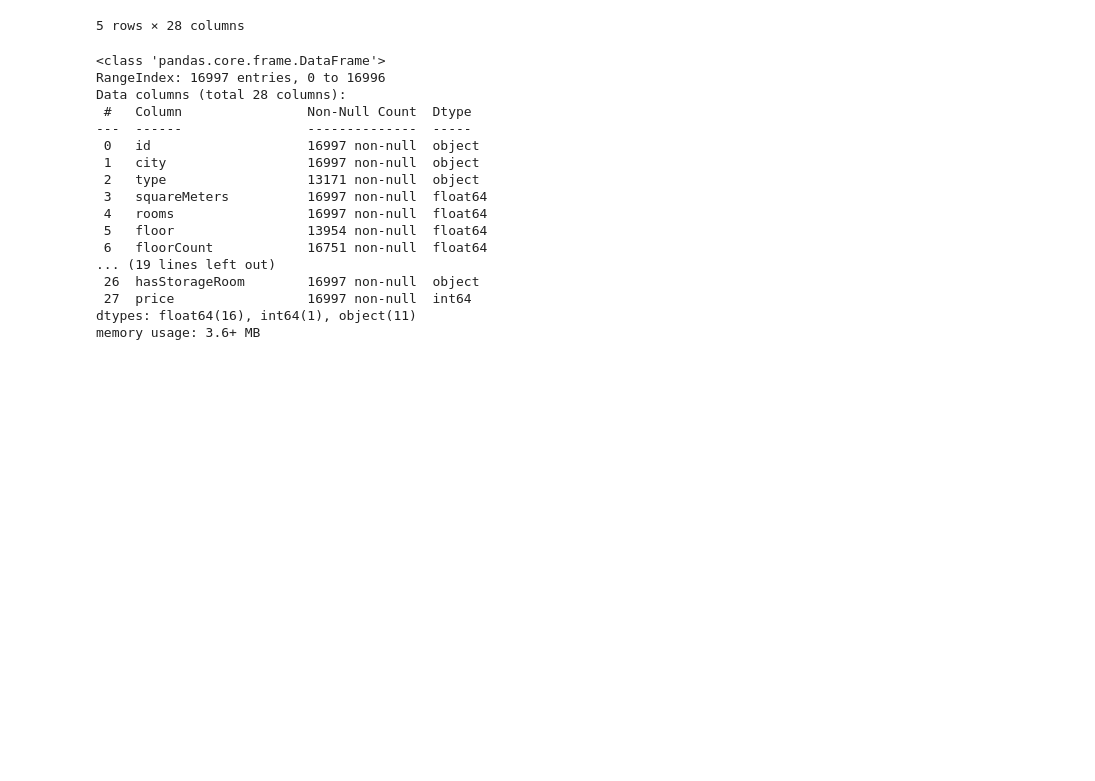
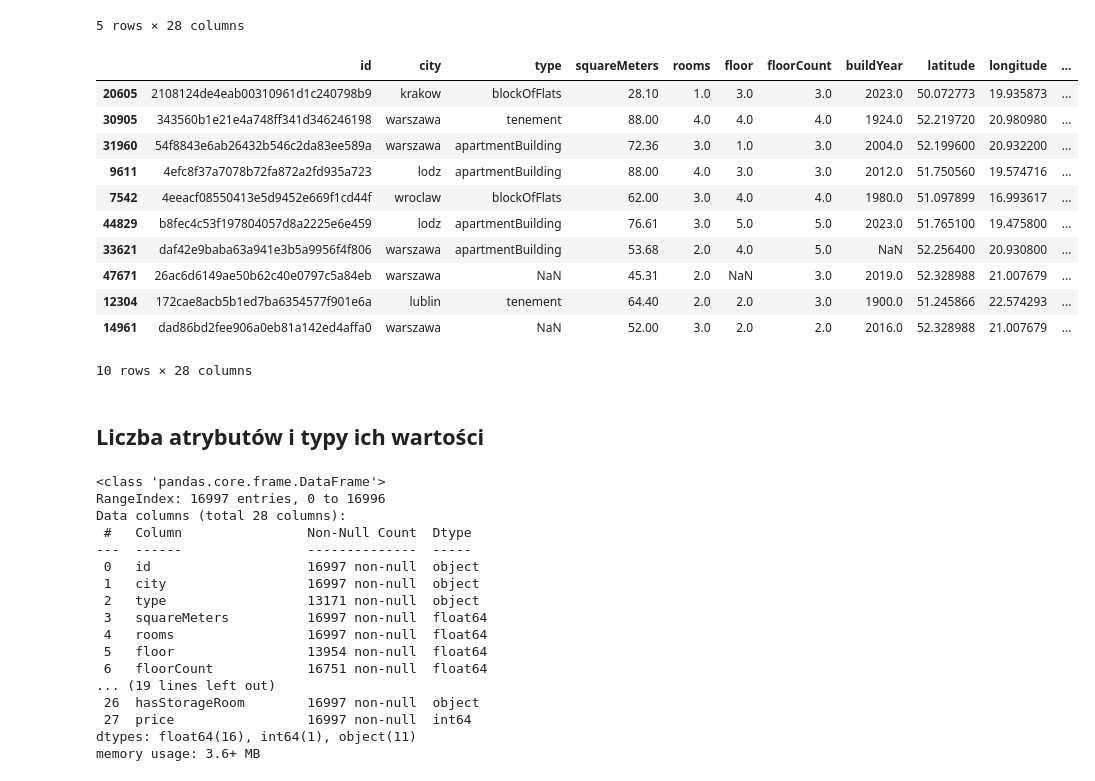
Before and after one commit to Roger1121/FlatAI, a Jupyter notebook: DataAnalysis.ipynb, the cells around one changed output. Saved outputs shown, nothing was run; the diff lists cells and outputs as text; code cells hidden in the pictures; blank space fills up the shorter version.

```diff
--- a/DataAnalysis.ipynb
+++ b/DataAnalysis.ipynb
@@ -51,3 +67,20 @@ data_OCT.head()
+# %%
+data_ALL.sample(10)
+# %% [output]
+|  | id | city | type | squareMeters | rooms | floor | floorCount | buildYear | latitude | longitude | ... |
+| 20605 | 2108124de4eab00310961d1c240798b9 | krakow | blockOfFlats | 28.10 | 1.0 | 3.0 | 3.0 | 2023.0 | 50.072773 | 19.935873 | ... |
+| 30905 | 343560b1e21e4a748ff341d346246198 | warszawa | tenement | 88.00 | 4.0 | 4.0 | 4.0 | 1924.0 | 52.219720 | 20.980980 | ... |
+| 31960 | 54f8843e6ab26432b546c2da83ee589a | warszawa | apartmentBuilding | 72.36 | 3.0 | 1.0 | 3.0 | 2004.0 | 52.199600 | 20.932200 | ... |
+| 9611 | 4efc8f37a7078b72fa872a2fd935a723 | lodz | apartmentBuilding | 88.00 | 4.0 | 3.0 | 3.0 | 2012.0 | 51.750560 | 19.574716 | ... |
+| 7542 | 4eeacf08550413e5d9452e669f1cd44f | wroclaw | blockOfFlats | 62.00 | 3.0 | 4.0 | 4.0 | 1980.0 | 51.097899 | 16.993617 | ... |
+| 44829 | b8fec4c53f197804057d8a2225e6e459 | lodz | apartmentBuilding | 76.61 | 3.0 | 5.0 | 5.0 | 2023.0 | 51.765100 | 19.475800 | ... |
+| 33621 | daf42e9baba63a941e3b5a9956f4f806 | warszawa | apartmentBuilding | 53.68 | 2.0 | 4.0 | 5.0 | NaN | 52.256400 | 20.930800 | ... |
+| 47671 | 26ac6d6149ae50b62c40e0797c5a84eb | warszawa | NaN | 45.31 | 2.0 | NaN | 3.0 | 2019.0 | 52.328988 | 21.007679 | ... |
+| 12304 | 172cae8acb5b1ed7ba6354577f901e6a | lublin | tenement | 64.40 | 2.0 | 2.0 | 3.0 | 1900.0 | 51.245866 | 22.574293 | ... |
+| 14961 | dad86bd2fee906a0eb81a142ed4affa0 | warszawa | NaN | 52.00 | 3.0 | 2.0 | 2.0 | 2016.0 | 52.328988 | 21.007679 | ... |
+10 rows × 28 columns
+# %% [markdown]
+## Liczba atrybutów i typy ich wartości
 # %%
 data_SEP.info()
 # %% [output]
```
Also changed, not shown: parts of 74 cells of this notebook.
